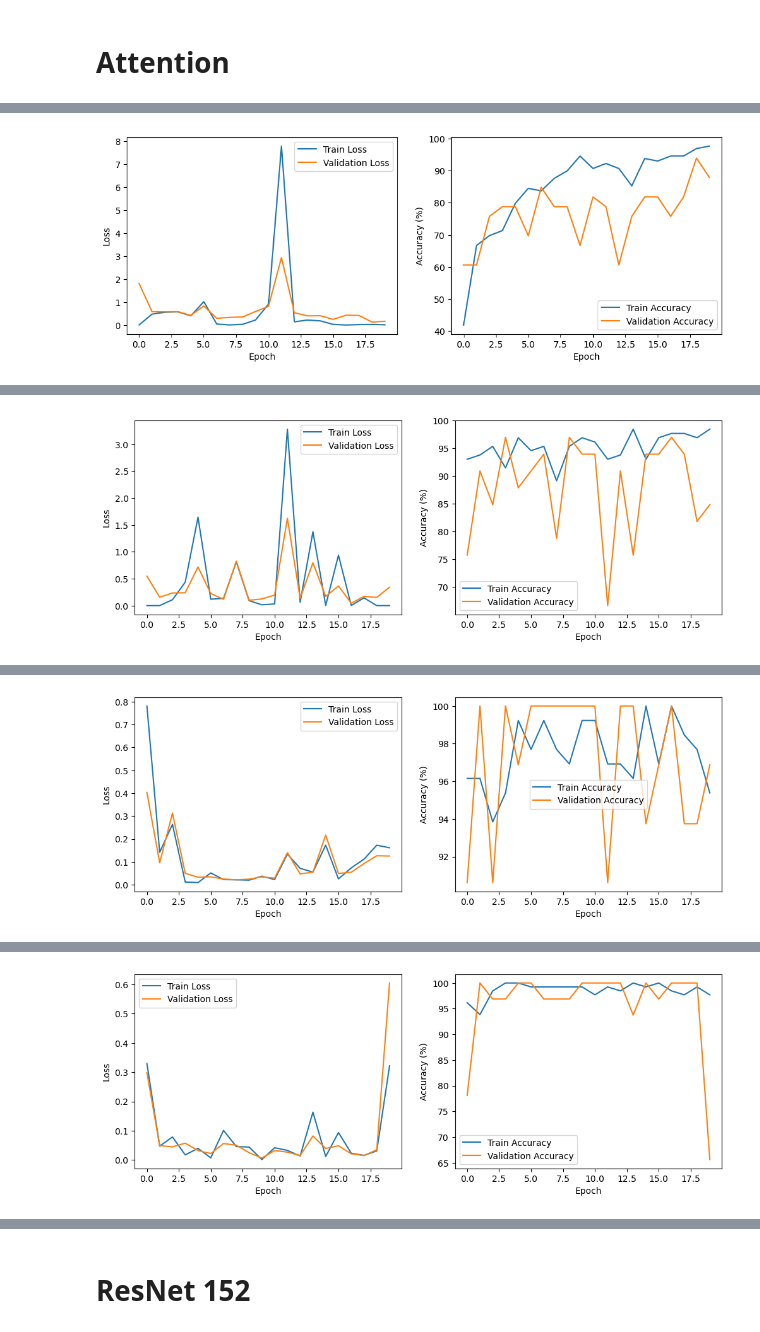
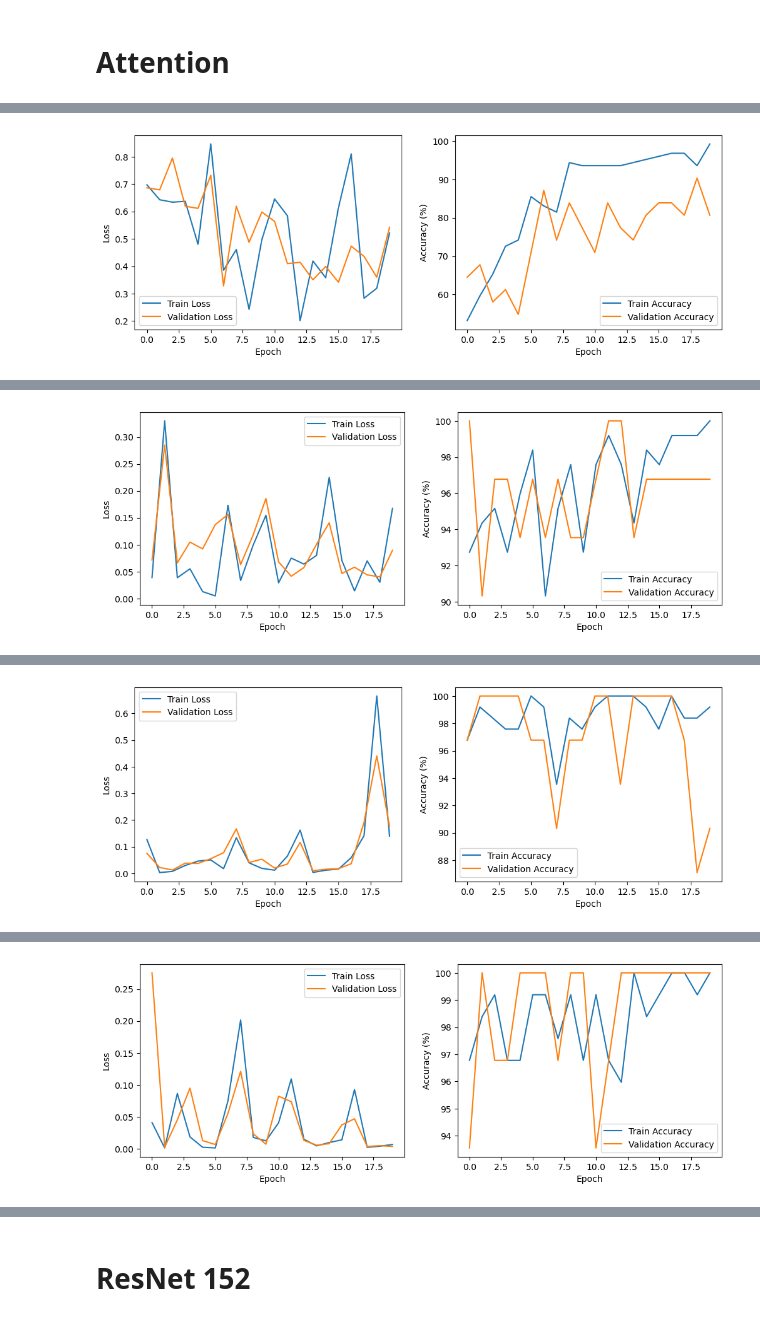
Before and after one commit to honzh073/FL, a Jupyter notebook: code/5_attention/5_1_crossvalidation.ipynb, the cells around one changed output, grey strips where cells are left out. Cells and saved outputs as stored; diff of their text form; code cells hidden in the pictures.

```diff
--- a/code/5_attention/5_1_crossvalidation.ipynb
+++ b/code/5_attention/5_1_crossvalidation.ipynb
@@ -292,8 +288,8 @@ test_transform = transforms.Compose([
 ])
 
 # Load the datasets using CustomDataset class
-train_dataset = CustomDataset('/local/data1/honzh073/local_repo/FL/code/3_single_hospital/csv_files/cross_train.csv', transform=train_transform)
-test_dataset = CustomDataset('/local/data1/honzh073/local_repo/FL/code/3_single_hospital/csv_files/cross_test.csv', transform=test_transform)
+train_dataset = CustomDataset('/local/data1/honzh073/local_repo/FL/code/5_attention/cross_train.csv', transform=train_transform)
+test_dataset = CustomDataset('/local/data1/honzh073/local_repo/FL/code/5_attention/cross_test.csv', transform=test_transform)
 
 # classweight
 classweight = get_classweight(train_dataset)
@@ -475,23 +481,16 @@ custom_resnet101.load_state_dict(pretrained_resnet101.state_dict(), strict=False
 # %%
 from sklearn.model_selection import StratifiedKFold
-
-model = custom_resnet101
 
 classweight = get_classweight(train_dataset)
 
 device = torch.device("cuda:0" if torch.cuda.is_available() else "cpu")
-
-# Define the ResNet-101 model
-model = models.resnet101(weights=ResNet101_Weights.DEFAULT)
-
-num_features = model.fc.in_features
-model.fc = nn.Linear(num_features, 2)  # Assuming 2 classes, change it according to your problem
 model = model.to(device)
 
 criterion = nn.CrossEntropyLoss(weight=torch.Tensor(classweight).to(device))
+optimizer = optim.RMSprop(model.parameters(), lr=0.0001)
+# optimizer = optim.Adam(model.parameters(), lr=0.0001)
 
-optimizer = optim.RMSprop(model.parameters(), lr=0.0001)
-scheduler = lr_scheduler.StepLR(optimizer, step_size=10, gamma=0.1)
+# scheduler = lr_scheduler.StepLR(optimizer, step_size=10, gamma=0.1)
 # ------------------------------------------------------------------------------------------
 
 # Define the number of splits for cross-validation
@@ -578,7 +577,7 @@ for fold, (train_idx, val_idx) in enumerate(kf.split(range(len(train_dataset)),
             f"val Loss: {validation_loss:.4f}, "
             f"train ACC: {train_accuracy:.2f}%, "
             f"Val ACC: {validation_accuracy:.2f}%")
-    scheduler.step()
+    # scheduler.step()
 
     # Plot train/val loss,  accuracy
     plt.figure(figsize=(12, 4))
@@ -618,2 +617,2 @@ Epoch 20/20, train Loss: 0.0110, val Loss: 0.1633, train ACC: 97.67%, Val ACC: 8
-[figure, old version]
+[figure, new version]
 Fold 2/5
@@ -636,2 +635,2 @@ Epoch 20/20, train Loss: 0.0001, val Loss: 0.3430, train ACC: 98.45%, Val ACC: 8
-[figure, old version]
+[figure, new version]
 Fold 3/5
@@ -654,2 +653,2 @@ Epoch 20/20, train Loss: 0.1613, val Loss: 0.1253, train ACC: 95.38%, Val ACC: 9
-[figure, old version]
+[figure, new version]
 Fold 4/5
@@ -672,2 +671,2 @@ Epoch 20/20, train Loss: 0.3218, val Loss: 0.6049, train ACC: 97.69%, Val ACC: 6
-[figure, old version]
+[figure, new version]
 Fold 5/5
```
Also changed, not shown: parts of 7 cells of this notebook, 4 other files.
